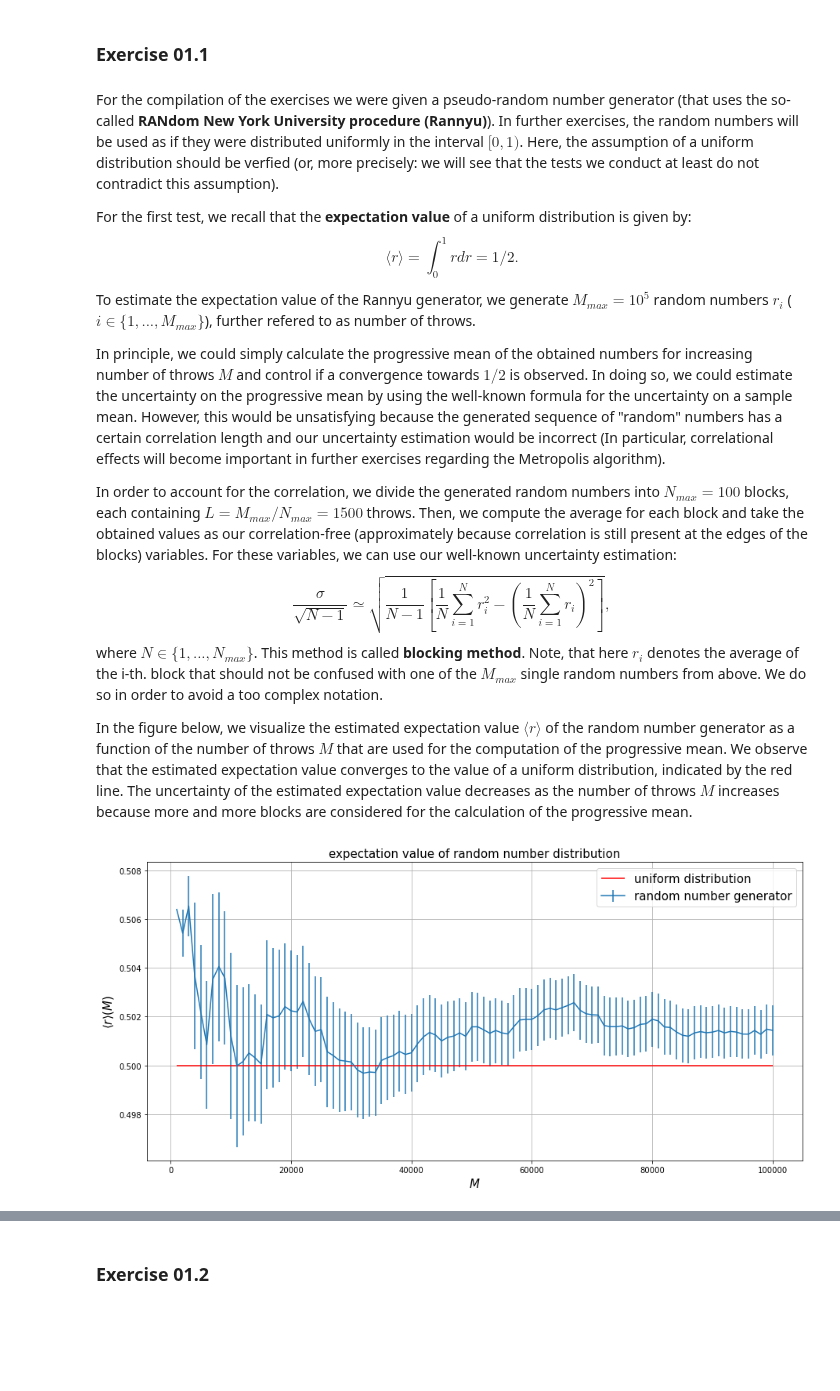
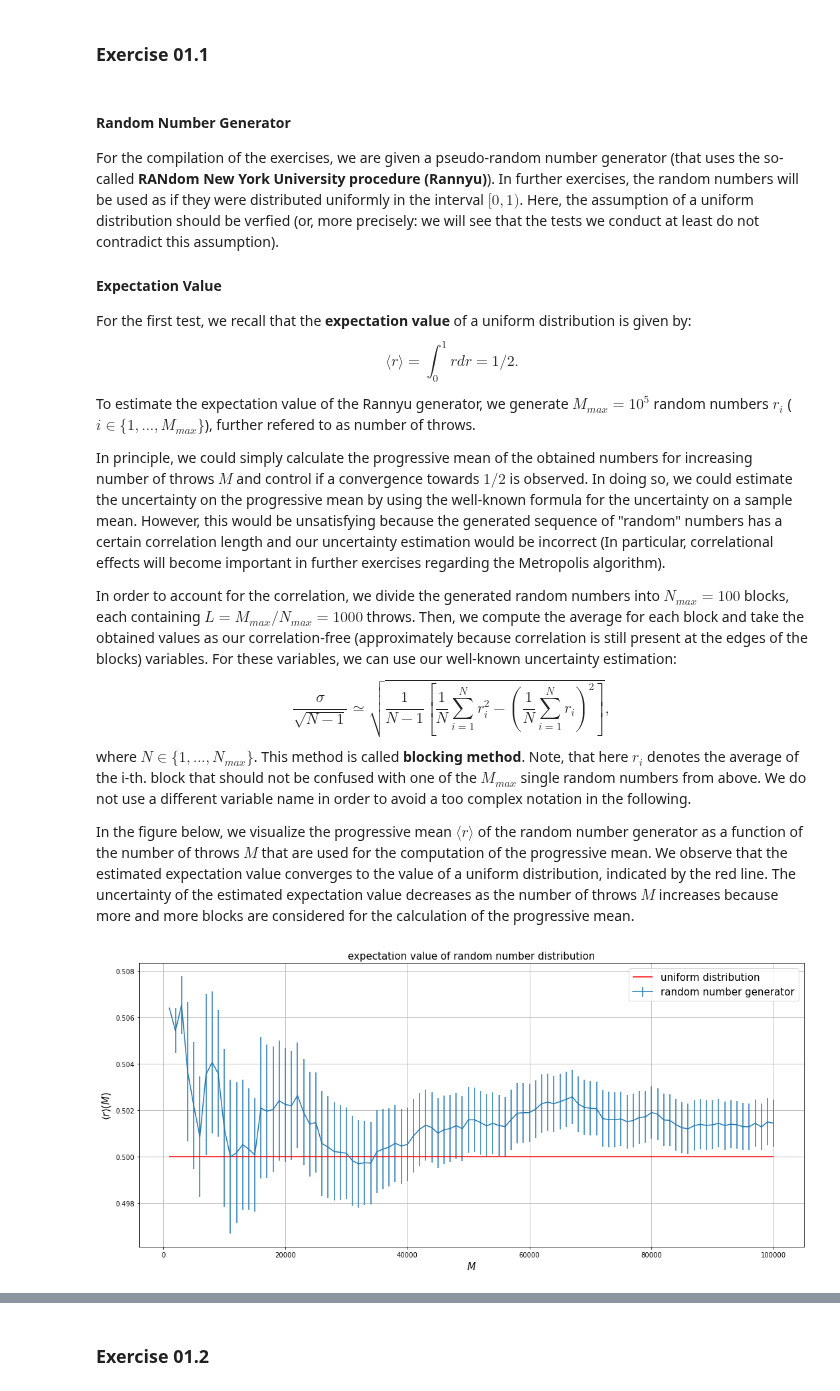
Before and after one commit to lukas-hermans/LSN_exercises, a Jupyter notebook: ex1/LSN_Exercises_01.ipynb, the cells around one changed output, grey strips where cells are left out. Cells and saved outputs as stored; diff of their text form; code cells hidden in the pictures; blank space fills up the shorter version.

```diff
--- a/ex1/LSN_Exercises_01.ipynb
+++ b/ex1/LSN_Exercises_01.ipynb
@@ -5,7 +5,11 @@
 # %% [markdown]
 ### Exercise 01.1
 # %% [markdown]
-For the compilation of the exercises we were given a pseudo-random number generator (that uses the so-called **RANdom New York University procedure (Rannyu)**). In further exercises, the random numbers will be used as if they were distributed uniformly in the interval $[0, 1)$. Here, the assumption of a uniform distribution should be verfied (or, more precisely: we will see that the tests we conduct at least do not contradict this assumption).
+#### Random Number Generator
+
+For the compilation of the exercises, we are given a pseudo-random number generator (that uses the so-called **RANdom New York University procedure (Rannyu)**). In further exercises, the random numbers will be used as if they were distributed uniformly in the interval $[0, 1)$. Here, the assumption of a uniform distribution should be verfied (or, more precisely: we will see that the tests we conduct at least do not contradict this assumption).
+
+#### Expectation Value
 
 For the first test, we recall that the **expectation value** of a uniform distribution is given by:
 $$\langle r \rangle = \int_0^1 r dr = 1/2.$$
@@ -13,27 +17,28 @@ To estimate the expectation value of the Rannyu generator, we generate $M_{max}
 
 In principle, we could simply calculate the progressive mean of the obtained numbers for increasing number of throws $M$ and control if a convergence towards $1/2$ is observed. In doing so, we could estimate the uncertainty on the progressive mean by using the well-known formula for the uncertainty on a sample mean. However, this would be unsatisfying because the generated sequence of "random" numbers has a certain correlation length and our uncertainty estimation would be incorrect (In particular, correlational effects will become important in further exercises regarding the Metropolis algorithm).
 
-In order to account for the correlation, we divide the generated random numbers into $N_{max}=100$ blocks, each containing $L = M_{max} / N_{max} = 1500$ throws. Then, we compute the average for each block and take the obtained values as our correlation-free (approximately because correlation is still present at the edges of the blocks) variables.
+In order to account for the correlation, we divide the generated random numbers into $N_{max}=100$ blocks, each containing $L = M_{max} / N_{max} = 1000$ throws. Then, we compute the average for each block and take the obtained values as our correlation-free (approximately because correlation is still present at the edges of the blocks) variables.
 For these variables, we can use our well-known uncertainty estimation:
 $$\frac{\sigma}{\sqrt{N-1}} \simeq \sqrt{\frac{1}{N-1} \left[ \frac{1}{N} \sum_{i=1}^N r^2_i - \left( \frac{1}{N} \sum_{i=1}^N r_i \right)^2 \right]},$$
 where $N \in \{1, ..., N_{max}\}$.
-This method is called **blocking method**. Note, that here $r_i$ denotes the average of the i-th. block that should not be confused with one of the $M_{max}$ single random numbers from above. We do so in order to avoid a too complex notation.
+This method is called **blocking method**. Note, that here $r_i$ denotes the average of the i-th. block that should not be confused with one of the $M_{max}$ single random numbers from above. We do not use a different variable name in order to avoid a too complex notation in the following.
 
-In the figure below, we visualize the estimated expectation value $\langle r \rangle $ of the random number generator as a function of the number of throws $M$ that are used for the computation of the progressive mean. We observe that the estimated expectation value converges to the value of a uniform distribution, indicated by the red line. The uncertainty of the estimated expectation value decreases as the number of throws $M$ increases because more and more blocks are considered for the calculation of the progressive mean.
+In the figure below, we visualize the progressive mean $\langle r \rangle $ of the random number generator as a function of the number of throws $M$ that are used for the computation of the progressive mean. We observe that the estimated expectation value converges to the value of a uniform distribution, indicated by the red line. The uncertainty of the estimated expectation value decreases as the number of throws $M$ increases because more and more blocks are considered for the calculation of the progressive mean.
 # %%
 import numpy as np
 import matplotlib.pyplot as plt
 
 plt.figure(figsize=(15, 7))
 M, r_mean, r_mean_error = np.loadtxt("data/r_vs_M.txt", delimiter=',', skiprows=1, unpack = 'True')
 plt.errorbar(M, r_mean, r_mean_error, label='random number generator')
 plt.hlines(0.5, min(M), max(M), color='r', label='uniform distribution')
 plt.xlabel(r"$M$", size=15)
 plt.ylabel(r"$\langle r \rangle(M)$", size=15)
 plt.title("expectation value of random number distribution", size=15)
 plt.legend(fontsize=15)
+plt.tight_layout()
 plt.grid()
 plt.show()
 # %% [output]
-[figure, old version]
+[figure, new version]
 # %% [markdown]
```
Also changed, not shown: parts of 13 cells of this notebook, 7 other files.
